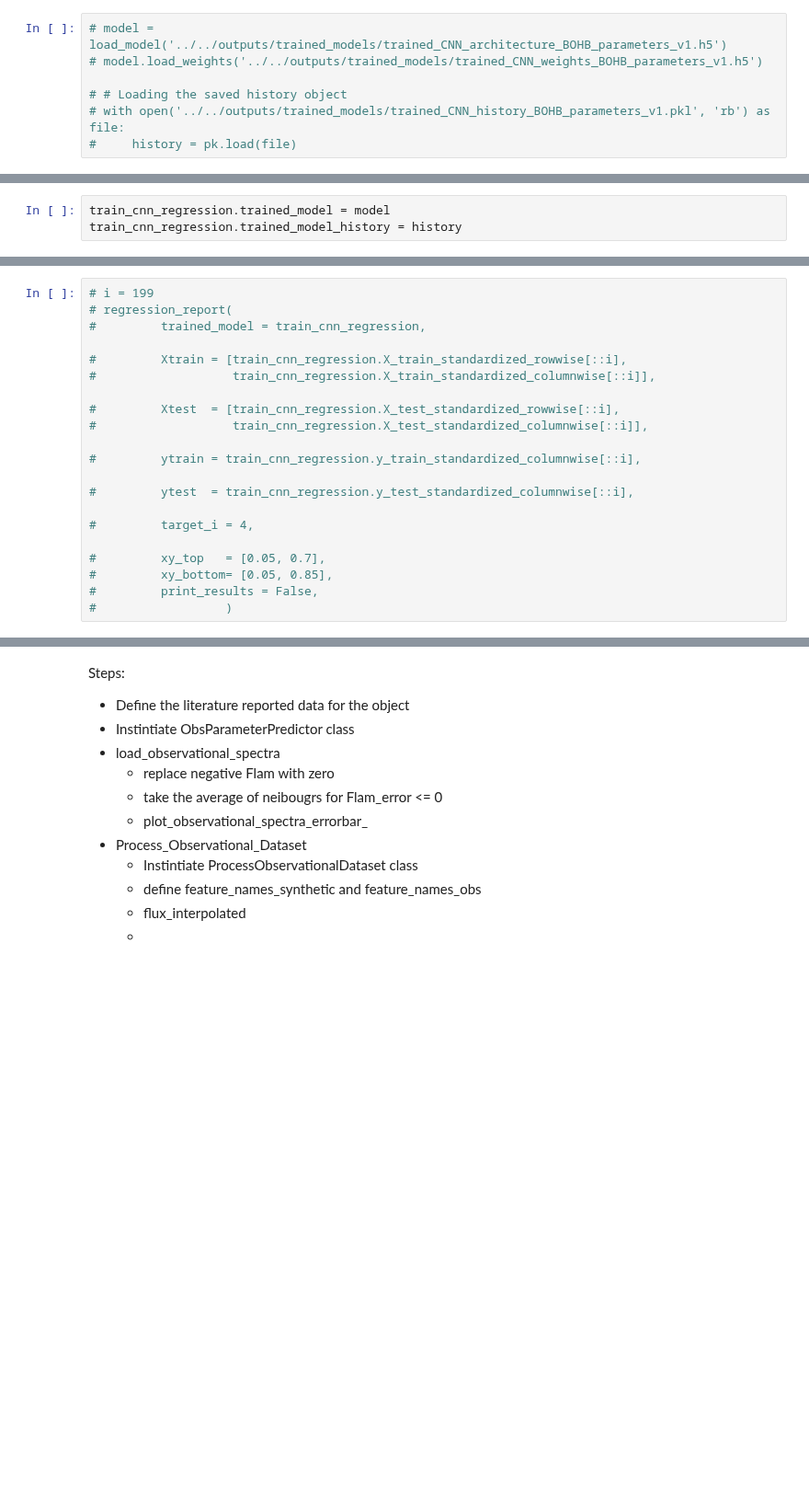
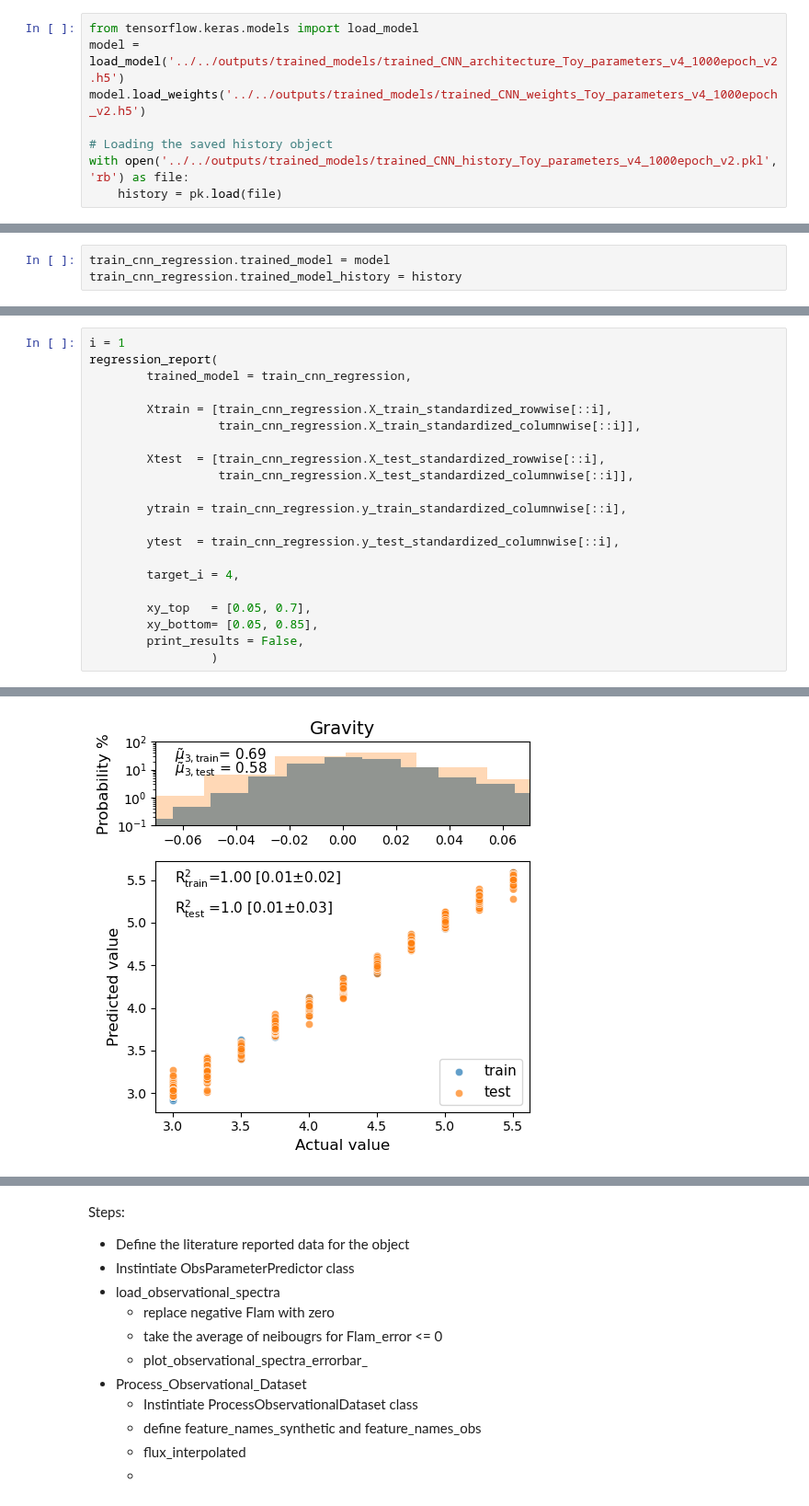
Before and after one commit to EhsanGharibNezhad/TelescopeML, a Jupyter notebook: notebooks/Predict_BrownDwarf_Parameters.ipynb, the cells around one changed output, grey strips where cells are left out. Shown at 92% size. Saved outputs shown, nothing was run; the diff lists cells and outputs as text; blank space fills up the shorter version.

```diff
--- a/notebooks/Predict_BrownDwarf_Parameters.ipynb
+++ b/notebooks/Predict_BrownDwarf_Parameters.ipynb
@@ -179,7 +194,8 @@ To enable them in other operations, rebuild TensorFlow with the appropriate comp
 # %%
-# model = load_model('../../outputs/trained_models/trained_CNN_architecture_BOHB_parameters_v1.h5')
-# model.load_weights('../../outputs/trained_models/trained_CNN_weights_BOHB_parameters_v1.h5')
+from tensorflow.keras.models import load_model
+model = load_model('../../outputs/trained_models/trained_CNN_architecture_Toy_parameters_v4_1000epoch_v2.h5')
+model.load_weights('../../outputs/trained_models/trained_CNN_weights_Toy_parameters_v4_1000epoch_v2.h5')
 
-# # Loading the saved history object
-# with open('../../outputs/trained_models/trained_CNN_history_BOHB_parameters_v1.pkl', 'rb') as file:
-#     history = pk.load(file)
+# Loading the saved history object
+with open('../../outputs/trained_models/trained_CNN_history_Toy_parameters_v4_1000epoch_v2.pkl', 'rb') as file:
+    history = pk.load(file)
@@ -237,21 +254,22 @@ train_cnn_regression.plot_model_loss(title = 'X:StandRow, y:StandCol - MinMax:St
 # %%
-# i = 199
-# regression_report(
-#         trained_model = train_cnn_regression,
+i = 1
+regression_report(
+        trained_model = train_cnn_regression,
 
-#         Xtrain = [train_cnn_regression.X_train_standardized_rowwise[::i],
-#                   train_cnn_regression.X_train_standardized_columnwise[::i]],
+        Xtrain = [train_cnn_regression.X_train_standardized_rowwise[::i],
+                  train_cnn_regression.X_train_standardized_columnwise[::i]],
 
-#         Xtest  = [train_cnn_regression.X_test_standardized_rowwise[::i],
-#                   train_cnn_regression.X_test_standardized_columnwise[::i]],
+        Xtest  = [train_cnn_regression.X_test_standardized_rowwise[::i],
+                  train_cnn_regression.X_test_standardized_columnwise[::i]],
 
-#         ytrain = train_cnn_regression.y_train_standardized_columnwise[::i],
+        ytrain = train_cnn_regression.y_train_standardized_columnwise[::i],
 
-#         ytest  = train_cnn_regression.y_test_standardized_columnwise[::i],
+        ytest  = train_cnn_regression.y_test_standardized_columnwise[::i],
 
-#         target_i = 4,
+        target_i = 4,
 
-#         xy_top   = [0.05, 0.7],
-#         xy_bottom= [0.05, 0.85],
-#         print_results = False,
-#                  )
+        xy_top   = [0.05, 0.7],
+        xy_bottom= [0.05, 0.85],
+        print_results = False,
+                 )
+# %% [output]
@@ -257,0 +277 @@ train_cnn_regression.plot_model_loss(title = 'X:StandRow, y:StandCol - MinMax:St
+[figure, added]
```
Also changed, not shown: parts of 105 cells of this notebook, 20 other files.
